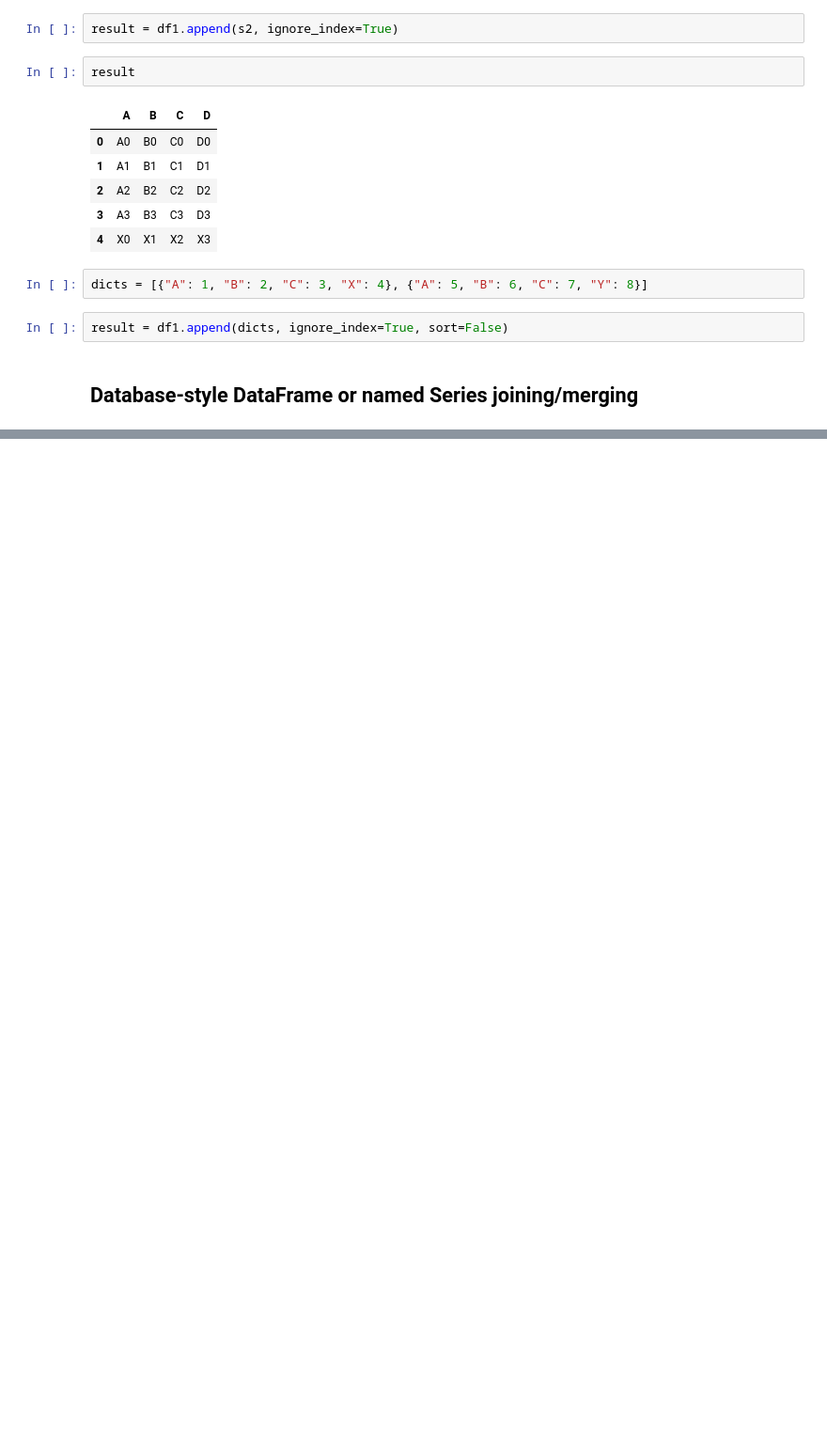
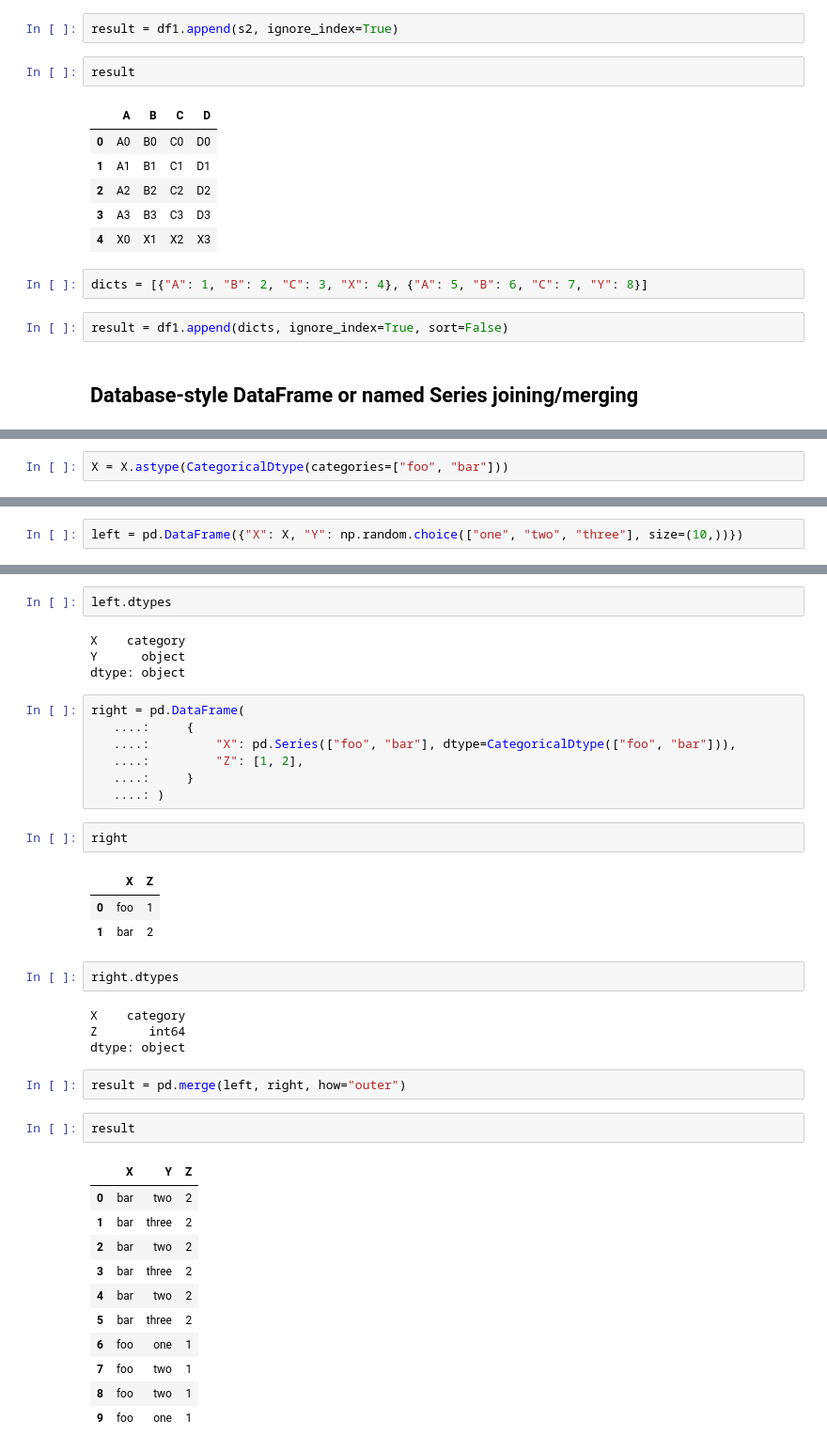
Before and after one commit to shizidushu/pandas-docs-coding-notebook, a Jupyter notebook: Merge-join-concatenate-and-compare.ipynb, the cells around one changed output, grey strips where cells are left out. Shown at 94% size. Cells and saved outputs as stored; diff of their text form; blank space fills up the shorter version.

```diff
--- a/Merge-join-concatenate-and-compare.ipynb
+++ b/Merge-join-concatenate-and-compare.ipynb
@@ -234,0 +416,2 @@ result = df1.append(dicts, ignore_index=True, sort=False)
+# %%
+X = X.astype(CategoricalDtype(categories=["foo", "bar"]))
@@ -234,0 +433,2 @@ result = df1.append(dicts, ignore_index=True, sort=False)
+# %%
+left = pd.DataFrame({"X": X, "Y": np.random.choice(["one", "two", "three"], size=(10,))})
@@ -234,0 +449,41 @@ result = df1.append(dicts, ignore_index=True, sort=False)
+# %%
+left.dtypes
+# %% [output]
+X    category
+Y      object
+dtype: object
+# %%
+right = pd.DataFrame(
+   ....:     {
+   ....:         "X": pd.Series(["foo", "bar"], dtype=CategoricalDtype(["foo", "bar"])),
+   ....:         "Z": [1, 2],
+   ....:     }
+   ....: )
+# %%
+right
+# %% [output]
+|  | X | Z |
+| 0 | foo | 1 |
+| 1 | bar | 2 |
+# %%
+right.dtypes
+# %% [output]
+X    category
+Z       int64
+dtype: object
+# %%
+result = pd.merge(left, right, how="outer")
+# %%
+result
+# %% [output]
+|  | X | Y | Z |
+| 0 | bar | two | 2 |
+| 1 | bar | three | 2 |
+| 2 | bar | two | 2 |
+| 3 | bar | three | 2 |
+| 4 | bar | two | 2 |
+| 5 | bar | three | 2 |
+| 6 | foo | one | 1 |
+| 7 | foo | two | 1 |
+| 8 | foo | two | 1 |
+| 9 | foo | one | 1 |
```
Also changed, not shown: parts of 37 cells of this notebook.
